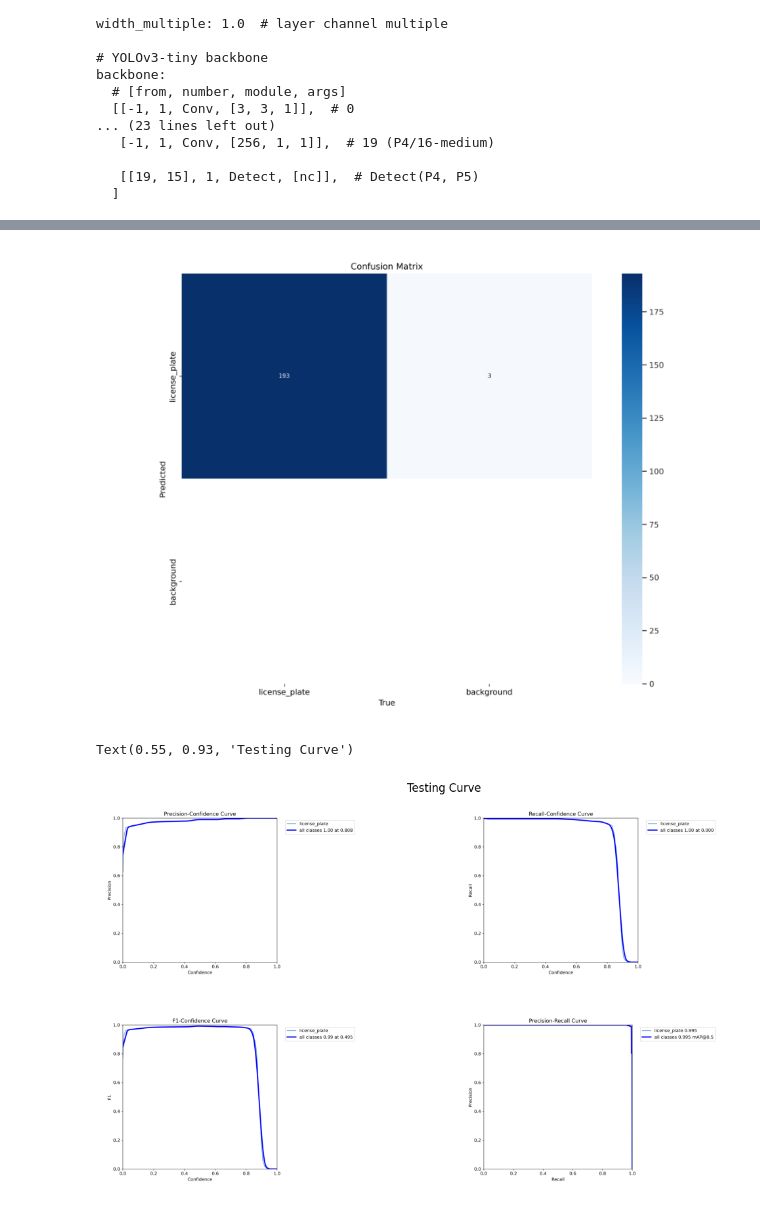
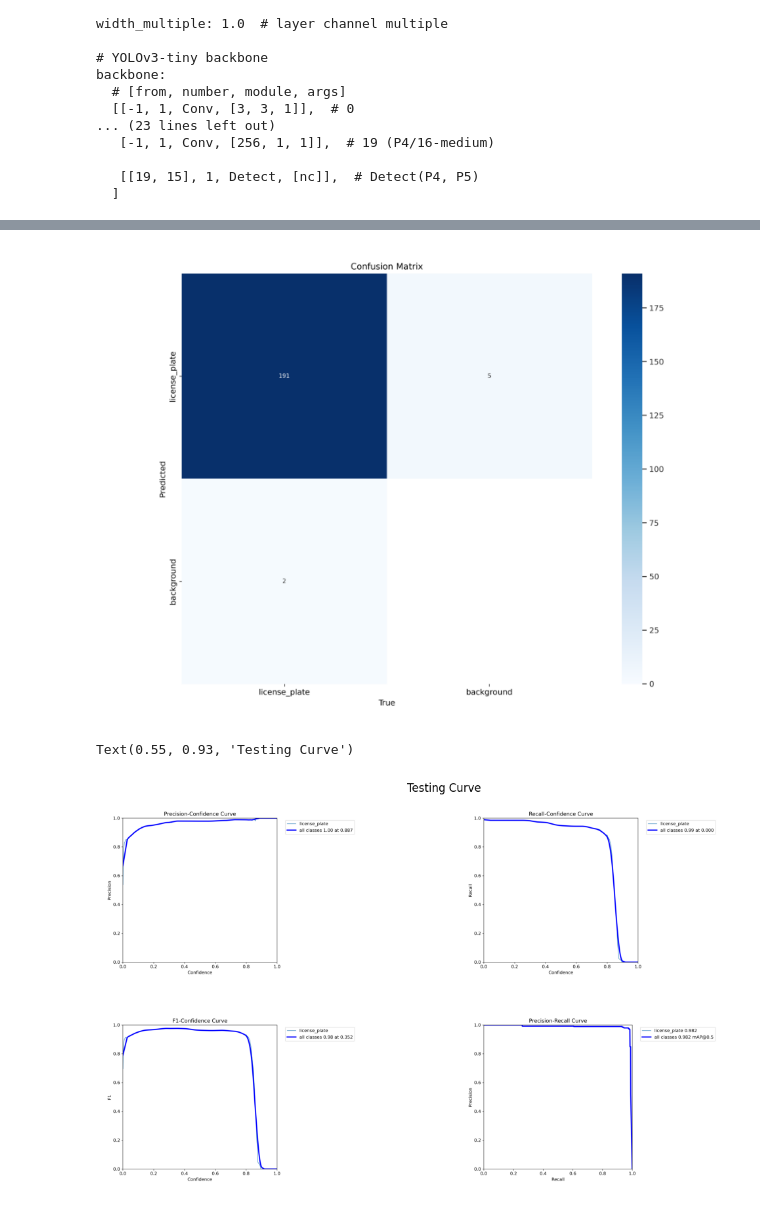
Before and after one commit to quanslack/PaDiM-Anomaly-Detection-Localization-master, a Jupyter notebook: yolo_vehicle_number_plate.ipynb, the cells around one changed output, grey strips where cells are left out. Saved outputs shown, nothing was run; the diff lists cells and outputs as text; code cells hidden in the pictures.

```diff
--- a/yolo_vehicle_number_plate.ipynb
+++ b/yolo_vehicle_number_plate.ipynb
@@ -497,7 +511,7 @@ Results saved to runs/detect/train12
 # %%
 
 
-training_results = pd.read_csv("/content/runs/detect/train12/results.csv")
+training_results = pd.read_csv("/content/runs/detect/train2/results.csv")
 list_column = [col.strip() for col in training_results.columns]
 training_results.columns = list_column
 
@@ -638,28 +656,28 @@ Results saved to runs/detect/val2
 
 
 fig = plt.figure(figsize=(10, 9))
-cm_img = mpimg.imread("/content/runs/detect/val2/confusion_matrix.png")
+cm_img = mpimg.imread("/content/runs/detect/val/confusion_matrix.png")
 plt.imshow(cm_img)
 plt.axis("off")
 fig.show()
 # %% [output]
-[figure, old version]
+[figure, new version]
 # %%
 fig, axs = plt.subplots(2, 2, figsize=(13, 7.5))
 curve_list = ["P_curve", "R_curve", "F1_curve", "PR_curve"]
 for i, curve in enumerate(curve_list):
-    curve_path = "/content/runs/detect/val2/{}.png".format(curve)
+    curve_path = "/content/runs/detect/val/{}.png".format(curve)
     curve_img = mpimg.imread(curve_path)
     axs[i//2, i%2].imshow(curve_img)
     axs[i//2, i%2].axis('off')
 
 # Title
 plt.suptitle("Testing Curve", x=0.55, y=0.93)
 
 # Show
 # %% [output]
 Text(0.55, 0.93, 'Testing Curve')
-[figure, old version]
+[figure, new version]
 # %%
 df_results = df_test[["filename", "plate_number", "xmin", "ymin", "xmax", "ymax"]]
 df_results = df_results.rename(columns={"filename": "image_path", "xmin": "x1_bbox", "ymin": "y1_bbox", "xmax": "x2_bbox", "ymax": "y2_bbox"})
```
Also changed, not shown: parts of 31 cells of this notebook.
